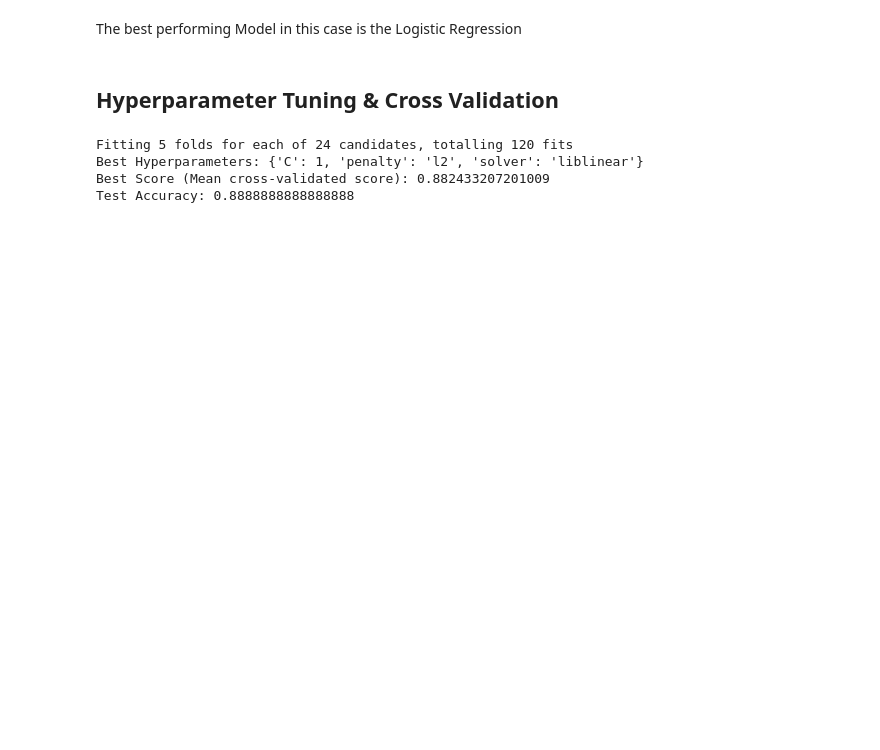
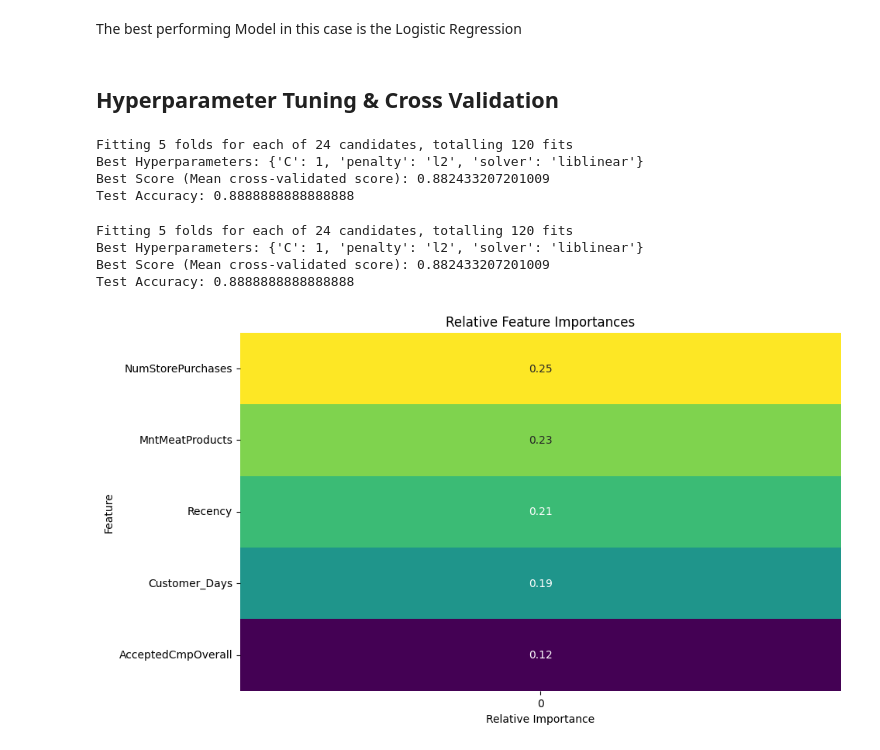
Before and after one commit to vanmoog/Predictive-Analysis-Pipeline, a Jupyter notebook: model.ipynb, the cells around one changed output. Drawn from its saved outputs; the diff is of its cells as text; code cells hidden in the pictures; blank space fills up the shorter version.

```diff
--- a/model.ipynb
+++ b/model.ipynb
@@ -710,3 +690,77 @@ Fitting 5 folds for each of 24 candidates, totalling 120 fits
 Best Hyperparameters: {'C': 1, 'penalty': 'l2', 'solver': 'liblinear'}
 Best Score (Mean cross-validated score): 0.882433207201009
 Test Accuracy: 0.8888888888888888
+# %%
+from sklearn.model_selection import GridSearchCV, train_test_split
+from sklearn.linear_model import LogisticRegression
+import matplotlib.pyplot as plt
+
+# Define the hyperparameters grid
+param_grid = {
+    'penalty': ['l1', 'l2'],  # Regularization penalty
+    'C': [0.001, 0.01, 0.1, 1, 10, 100],  # Inverse of regularization strength
+    'solver': ['liblinear', 'saga']  # Solver algorithm
+}
+
+# Select features and target
+X = data[['Recency', 'NumStorePurchases', 'MntMeatProducts', 'Customer_Days', 'AcceptedCmpOverall']]
+y = data['Response']
+
+# Perform train-test split
+X_train, X_test, y_train, y_test = train_test_split(X, y, test_size=0.2, random_state=42)
+
+# Instantiate Logistic Regression model
+lr = LogisticRegression()
+
+# Instantiate GridSearchCV
+grid_search = GridSearchCV(estimator=lr, param_grid=param_grid, cv=5, scoring='accuracy', verbose=1, n_jobs=-1)
+
+# Perform grid search
+grid_search.fit(X_train, y_train)
+
+# Retrieve the best hyperparameters
+best_params = grid_search.best_params_
+print("Best Hyperparameters:", best_params)
+
+# Retrieve the best model
+best_model = grid_search.best_estimator_
+
+# Evaluate the best model on the test data
+best_score = grid_search.best_score_
+print("Best Score (Mean cross-validated score):", best_score)
+
+# Evaluate the best model on the test data
+test_accuracy = best_model.score(X_test, y_test)
+print("Test Accuracy:", test_accuracy)
+
+# Plot feature importances (if available)
+if hasattr(best_model, 'coef_'):
+    # Retrieve feature importances and feature names
+    feature_importances = best_model.coef_[0]
+    feature_names = X.columns
+
+    # Calculate relative feature importances
+    total_importance = np.abs(feature_importances).sum()  # Total absolute importance
+    relative_importances = np.abs(feature_importances) / total_importance
+
+    # Create a dataframe to store feature names and importances
+    feature_importances_df = pd.DataFrame({'Feature': feature_names, 'Relative Importance': relative_importances})
+
+    # Sort features by their relative importance
+    feature_importances_df = feature_importances_df.sort_values(by='Relative Importance', ascending=False)
+
+    # Plot feature importances as a heatmap with switched axes
+    plt.figure(figsize=(10, 6))
+    sns.heatmap(data=feature_importances_df['Relative Importance'].values.reshape(-1, 1), cmap='viridis', annot=True, fmt='.2f', yticklabels=feature_importances_df['Feature'].values, cbar=False)
+    plt.title('Relative Feature Importances')
+    plt.xlabel('Relative Importance')
+    plt.ylabel('Feature')
+    plt.show()
+else:
+    print("This model does not have feature importances.")
+# %% [output]
+Fitting 5 folds for each of 24 candidates, totalling 120 fits
+Best Hyperparameters: {'C': 1, 'penalty': 'l2', 'solver': 'liblinear'}
+Best Score (Mean cross-validated score): 0.882433207201009
+Test Accuracy: 0.8888888888888888
+[figure, added]
```
Also changed, not shown: parts of 14 cells of this notebook.
